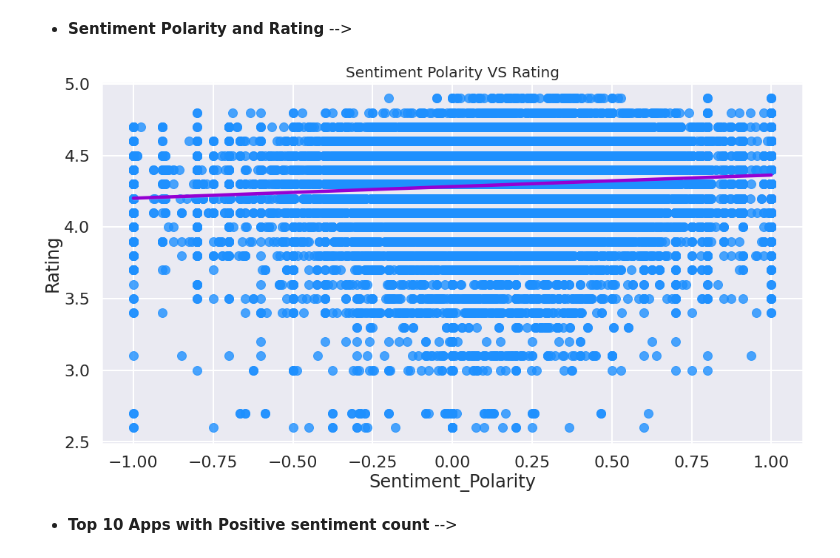
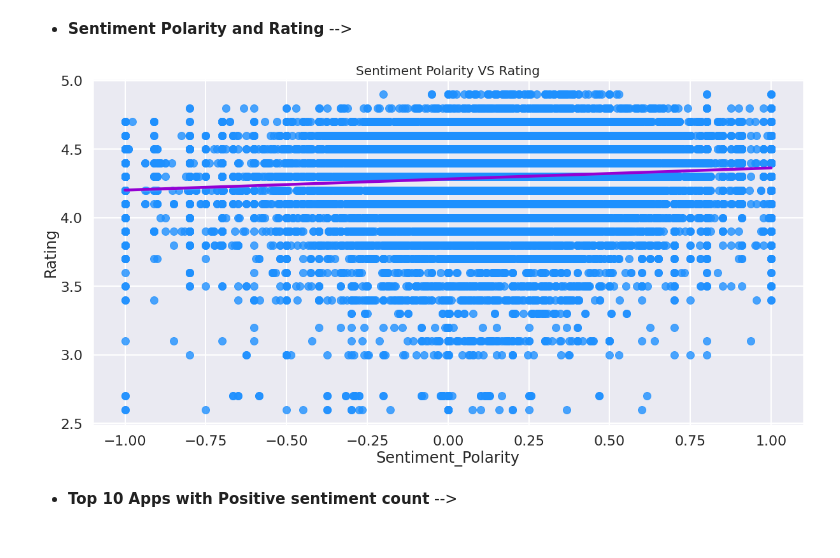
Before and after one commit to Saurabhf/Play-Store-App-Reviews-Analysis, a Jupyter notebook: Play_Store_App_Review_Analysis.ipynb, the cells around one changed output. Saved outputs shown, nothing was run; the diff lists cells and outputs as text; code cells hidden in the pictures.

```diff
--- a/Play_Store_App_Review_Analysis.ipynb
+++ b/Play_Store_App_Review_Analysis.ipynb
@@ -1279,12 +1268,12 @@ plt.show()
 * **Sentiment Polarity and Rating** -->
 # %%
 # Is there any relation between Sentimnet Polarity and App ratings?
-plt.rcParams['figure.figsize'] = [17, 9]
+plt.rcParams['figure.figsize'] = [20, 10]
 sentiment_polarity_rating = sns.regplot(y='Rating', x='Sentiment_Polarity', scatter_kws={"color": "dodgerblue"}, line_kws={"color": "darkviolet"}, data=merged_PSUR)
 plt.title('Sentiment Polarity VS Rating', size =20)
 plt.show()
 # %% [output]
-[figure, old version]
+[figure, new version]
 # %% [markdown]
 * **Top 10 Apps with Positive sentiment count** -->
 # %%
```
Also changed, not shown: parts of 10 cells of this notebook.
